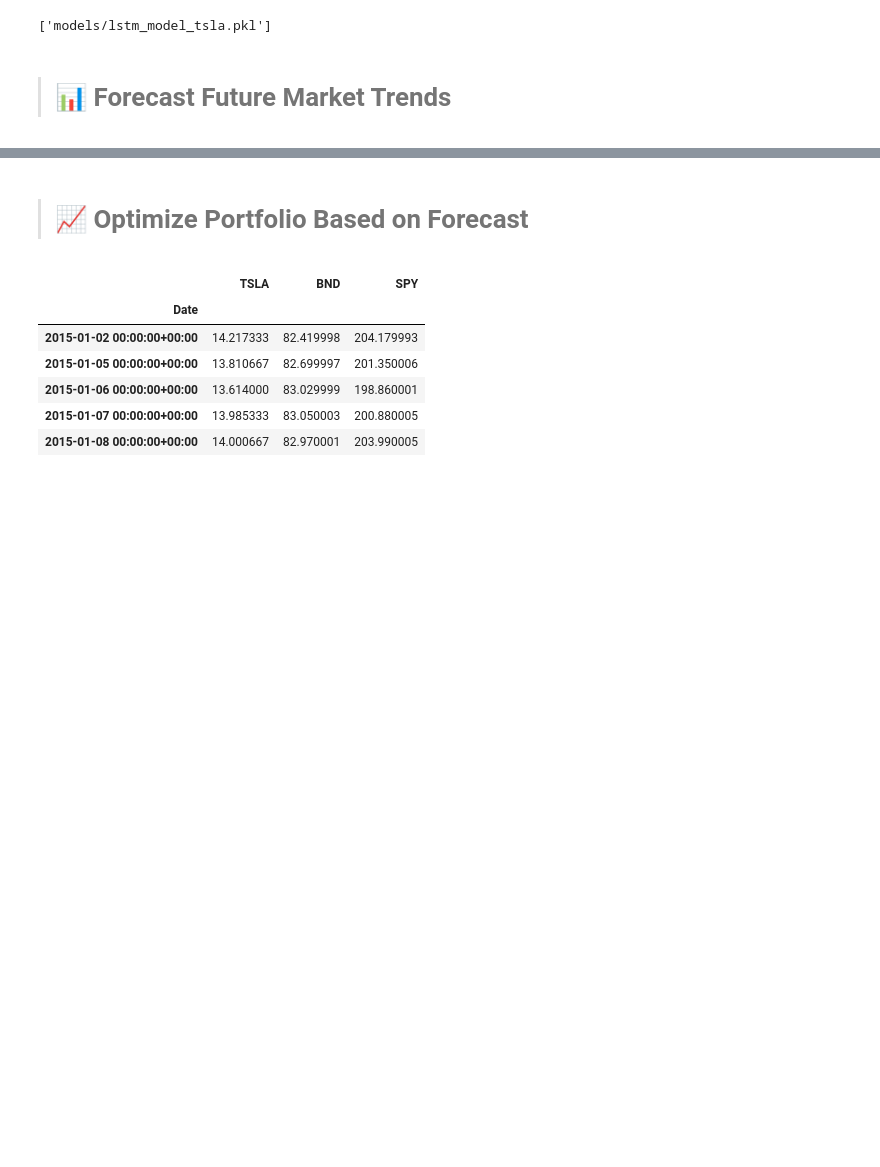
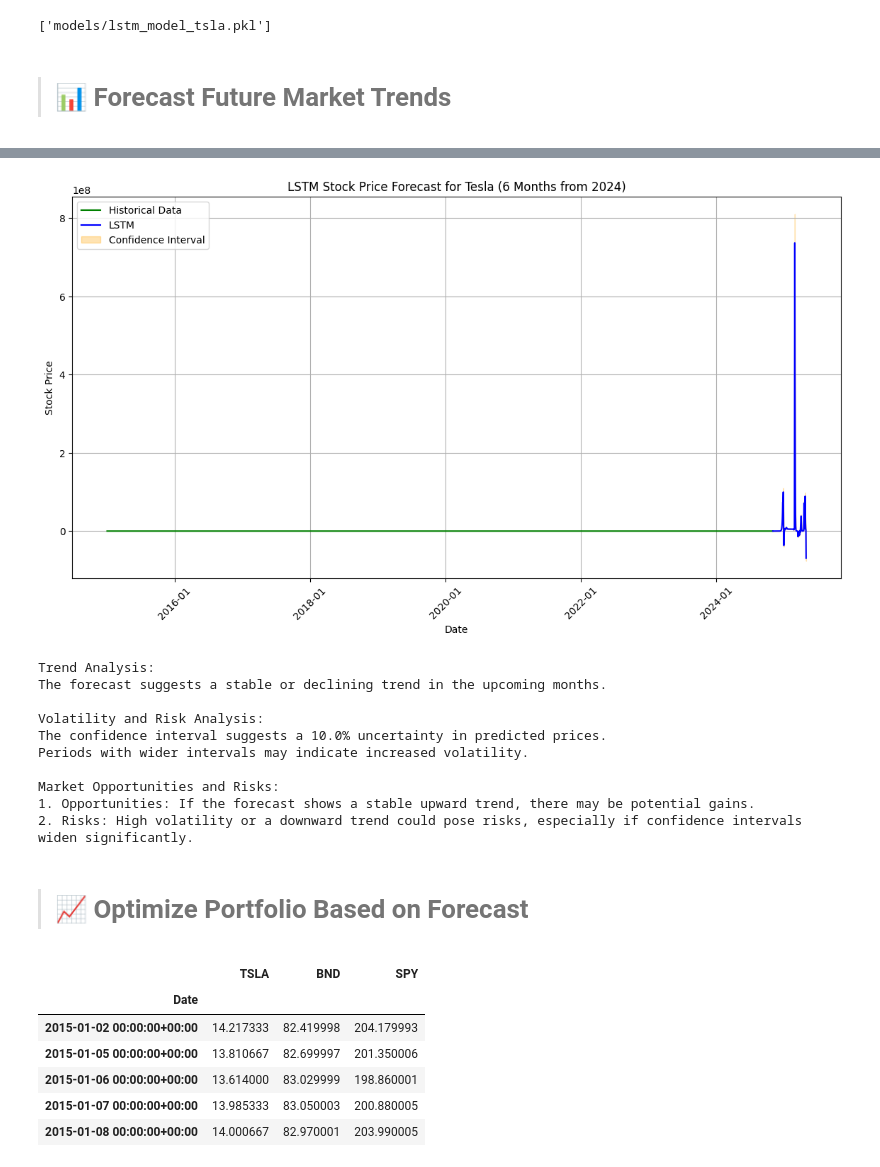
Before and after one commit to GuleWako/Time-Series-Forecasting-for-Portfolio-Management, a Jupyter notebook: notebooks/portfolioManagement.ipynb, the cells around one changed output, grey strips where cells are left out. Cells and saved outputs as stored; diff of their text form; code cells hidden in the pictures; blank space fills up the shorter version.

```diff
--- a/notebooks/portfolioManagement.ipynb
+++ b/notebooks/portfolioManagement.ipynb
@@ -858,0 +680,5 @@ Market Opportunities and Risks:
+# %%
+from scripts.portfolio import forecastFutureMarketTrend
+
+forecastFutureMarketTrend(test_tsla,lstm_model_tsla,tsla_data)
+# %% [output]
@@ -859,3 +702,14 @@ Market Opportunities and Risks:
+[figure, added]
+Trend Analysis:
+The forecast suggests a stable or declining trend in the upcoming months.
+
+Volatility and Risk Analysis:
+The confidence interval suggests a 10.0% uncertainty in predicted prices.
+Periods with wider intervals may indicate increased volatility.
+
+Market Opportunities and Risks:
+1. Opportunities: If the forecast shows a stable upward trend, there may be potential gains.
+2. Risks: High volatility or a downward trend could pose risks, especially if confidence intervals widen significantly.
 # %% [markdown]
 > # 📈 Optimize Portfolio Based on Forecast
 # %%
```
Also changed, not shown: parts of 33 cells of this notebook, 1 other file.
